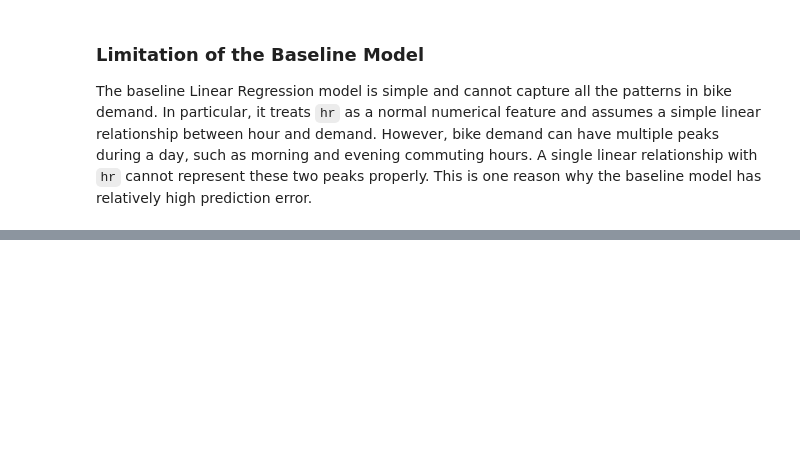
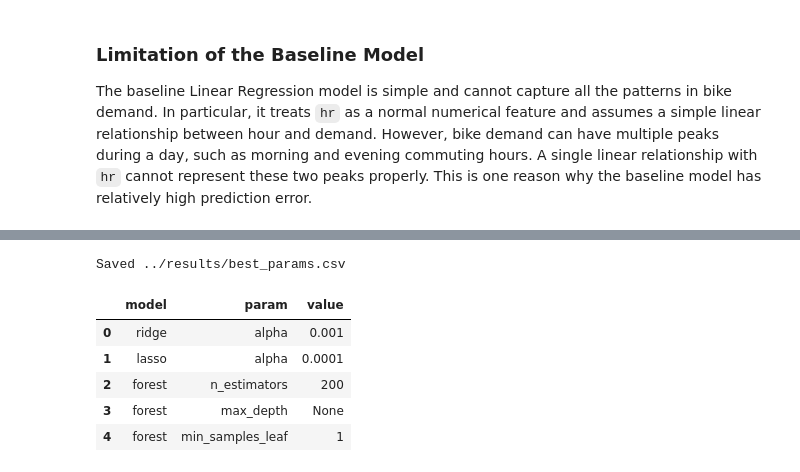
Before and after one commit to abhi-shake-ds/Let_Them_Cook, a Jupyter notebook: notebooks/03-models.ipynb, the cells around one changed output, grey strips where cells are left out. Cells and saved outputs as stored; diff of their text form; code cells hidden in the pictures; blank space fills up the shorter version.

```diff
--- a/notebooks/03-models.ipynb
+++ b/notebooks/03-models.ipynb
@@ -192,0 +454,41 @@ The baseline Linear Regression model is simple and cannot capture all the patter
+# %%
+best_params = pd.DataFrame([
+    {
+        'model': 'ridge',
+        'param': 'alpha',
+        'value': str(ridge_grid.best_params_['model__alpha'])
+    },
+    {
+        'model': 'lasso',
+        'param': 'alpha',
+        'value': str(lasso_grid.best_params_['model__alpha'])
+    },
+    {
+        'model': 'forest',
+        'param': 'n_estimators',
+        'value': str(forest_grid.best_params_['model__n_estimators'])
+    },
+    {
+        'model': 'forest',
+        'param': 'max_depth',
+        'value': str(forest_grid.best_params_['model__max_depth'])
+    },
+    {
+        'model': 'forest',
+        'param': 'min_samples_leaf',
+        'value': str(forest_grid.best_params_['model__min_samples_leaf'])
+    }
+])
+
+best_params.to_csv('../results/best_params.csv', index=False)
+
+print("Saved ../results/best_params.csv")
+best_params
+# %% [output]
+Saved ../results/best_params.csv
+|  | model | param | value |
+| 0 | ridge | alpha | 0.001 |
+| 1 | lasso | alpha | 0.0001 |
+| 2 | forest | n_estimators | 200 |
+| 3 | forest | max_depth | None |
+| 4 | forest | min_samples_leaf | 1 |
```
Also changed, not shown: parts of 18 cells of this notebook, 2 other files.
